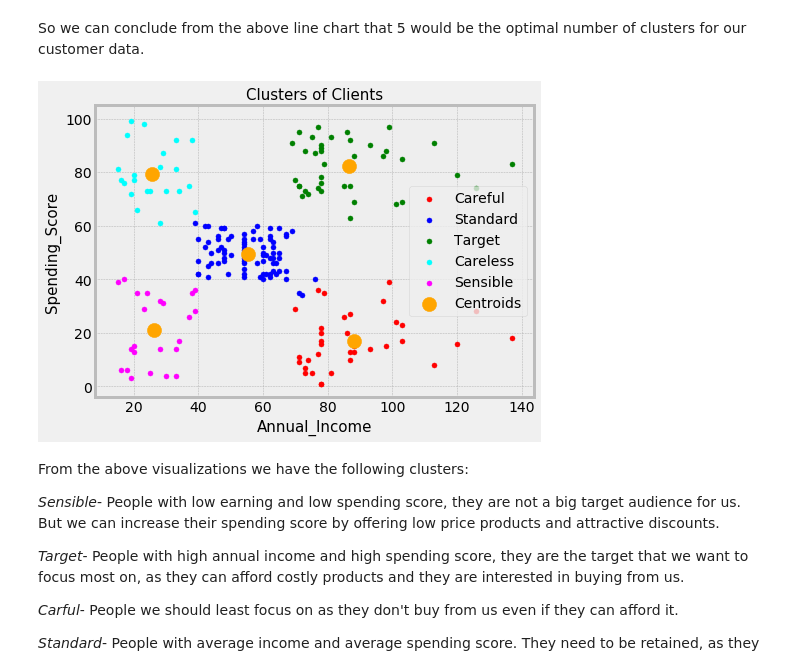
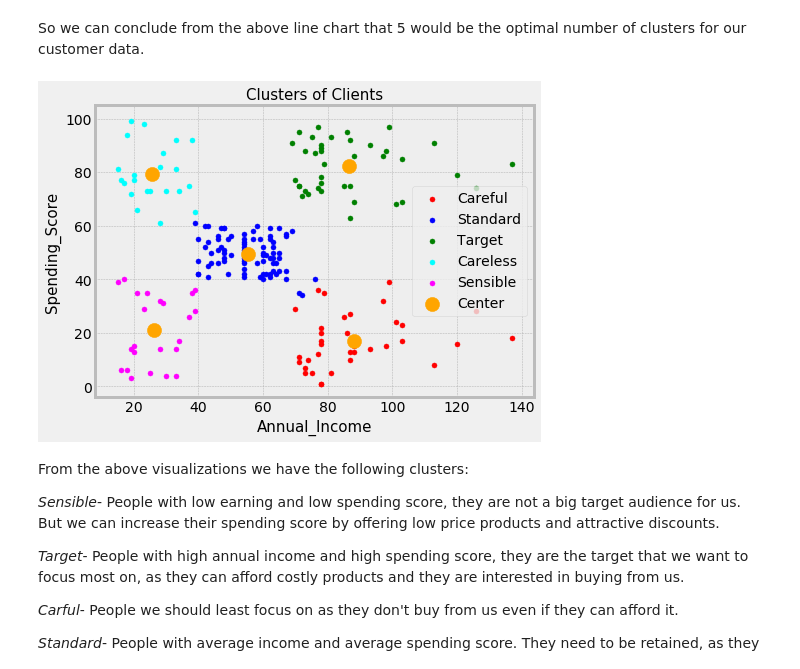
Before and after one commit to NoaAizer/ML_projects, a Jupyter notebook: Mall_Customers.ipynb, the cells around one changed output. Drawn from its saved outputs; the diff is of its cells as text; code cells hidden in the pictures.

```diff
--- a/Mall_Customers.ipynb
+++ b/Mall_Customers.ipynb
@@ -958,22 +997,22 @@ So we can conclude from the above line chart that 5 would be the optimal number
 # %%
 kmeans=KMeans(n_clusters=5,init='k-means++',max_iter=300,n_init=10,random_state=0)
 y_kmeans=kmeans.fit_predict(x)
 point_size = 25
 colors = ['red', 'blue', 'green', 'cyan', 'magenta']
 labels = ['Careful', 'Standard', 'Target', 'Careless', 'Sensible']
 
 plt.figure(figsize = (7,5))
 for i in range(5):
     plt.scatter(x[y_kmeans == i,0], x[y_kmeans == i,1], s = point_size, c = colors[i], label = labels[i])
 
-plt.scatter(kmeans.cluster_centers_[:,0], kmeans.cluster_centers_[:,1], s = 200, c = 'orange', label = 'Centroids')
+plt.scatter(kmeans.cluster_centers_[:,0], kmeans.cluster_centers_[:,1], s = 200, c = 'orange', label = 'Center')
 plt.title('Clusters of Clients',fontsize=15)
 plt.xlabel('Annual_Income',fontsize=15)
 plt.ylabel('Spending_Score',fontsize=15)
 plt.legend(loc = 'best')
 plt.show()
 # %% [output]
-[figure, old version]
+[figure, new version]
 # %% [markdown]
 From the above visualizations we have the following clusters:
 
```
Also changed, not shown: parts of 12 cells of this notebook.
